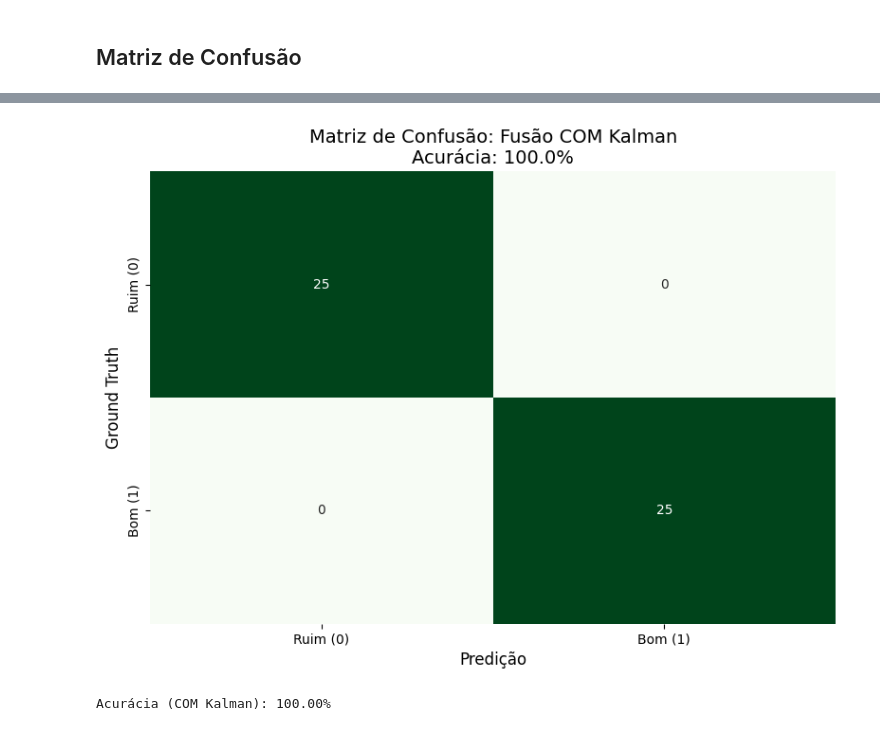
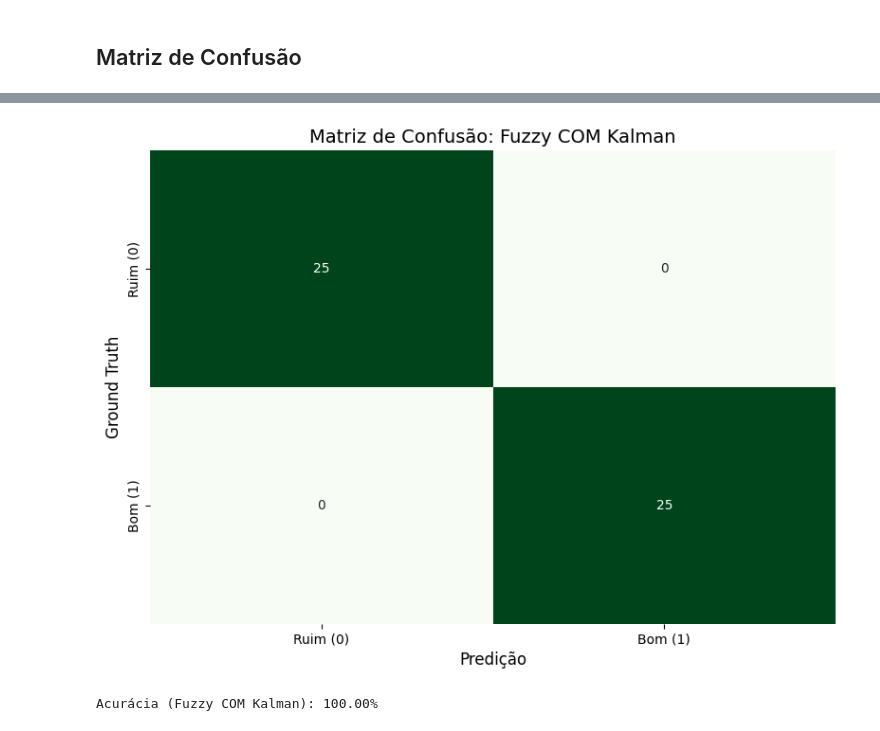
Before and after one commit to charlesluizmendes/RadnetFusion, a Jupyter notebook: src/7.results.ipynb, the cells around one changed output, grey strips where cells are left out. Saved outputs shown, nothing was run; the diff lists cells and outputs as text; code cells hidden in the pictures.

```diff
--- a/src/7.results.ipynb
+++ b/src/7.results.ipynb
@@ -185,20 +187,20 @@ Acurácia (SEM Kalman): 100.00%
 # %%
 acc = accuracy_score(ground_truth, kalman_output_class)
 cm = confusion_matrix(ground_truth, kalman_output_class)
 
 plt.figure(figsize=(8, 6))
 sns.heatmap(cm, annot=True, fmt='d', cmap='Greens', cbar=False,
             xticklabels=['Ruim (0)', 'Bom (1)'],
             yticklabels=['Ruim (0)', 'Bom (1)'])
 plt.xlabel('Predição', fontsize=12)
 plt.ylabel('Ground Truth', fontsize=12)
-plt.title(f'Matriz de Confusão: Fusão COM Kalman\nAcurácia: {acc*100:.1f}%', fontsize=14)
+plt.title(f'Matriz de Confusão: Fuzzy COM Kalman', fontsize=14)
 plt.tight_layout()
 
-plt.savefig('../results/confusion_matrix_fusion_with_kalman.png', bbox_inches='tight')
+plt.savefig('../results/confusion_matrix_fuzzy_with_kalman.png', bbox_inches='tight')
 plt.show()
 
-print(f"Acurácia (COM Kalman): {acc*100:.2f}%")
+print(f"Acurácia (Fuzzy COM Kalman): {acc*100:.2f}%")
 # %% [output]
-[figure, old version]
+[figure, new version]
-Acurácia (COM Kalman): 100.00%
+Acurácia (Fuzzy COM Kalman): 100.00%
```
Also changed, not shown: parts of 13 cells of this notebook, 22 other files.
